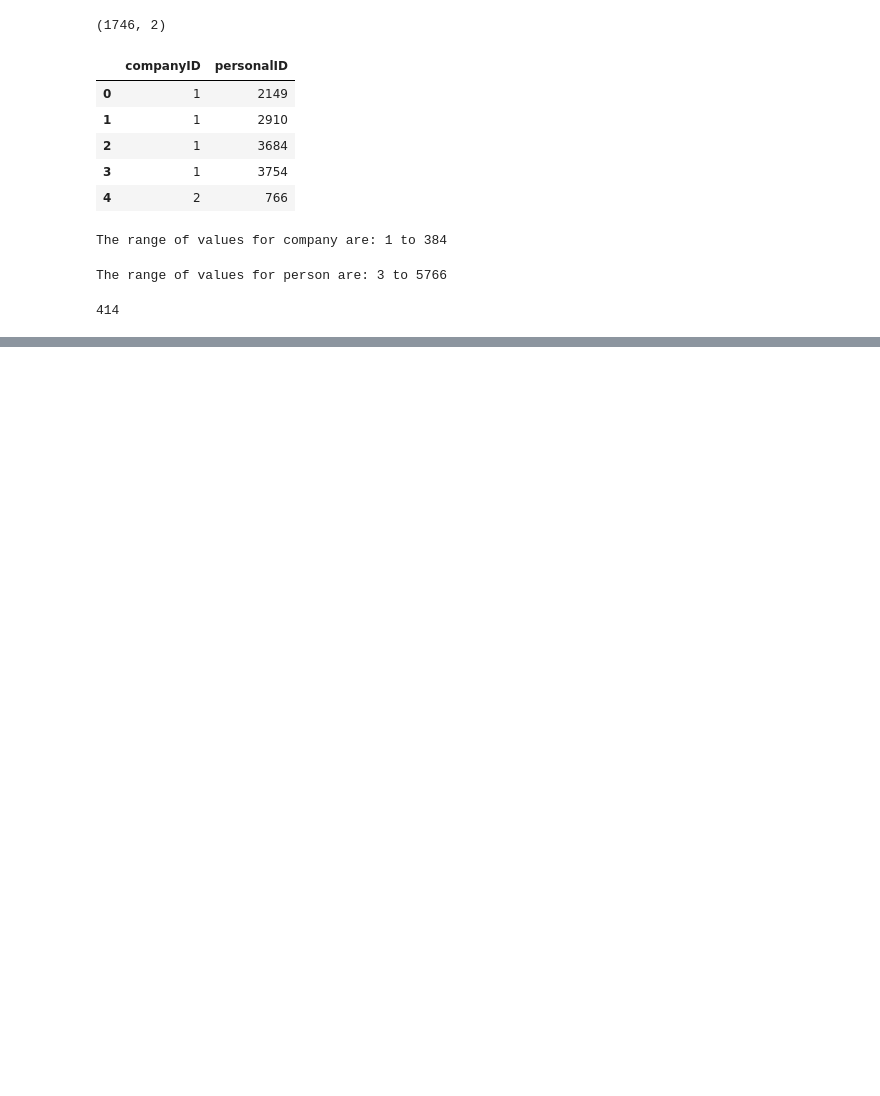
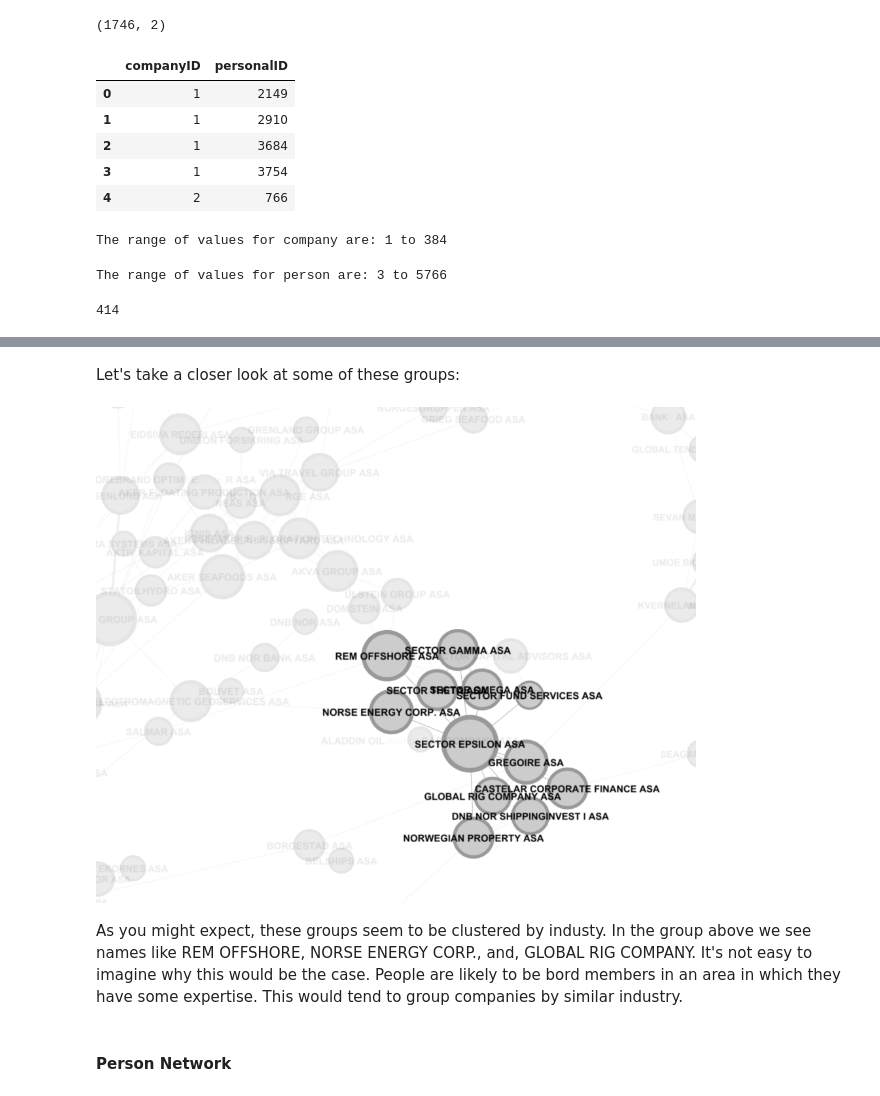
Before and after one commit to ajp619/is620_2modeNet, a Jupyter notebook: 2modeNet.ipynb, the cells around one changed output, grey strips where cells are left out. Saved outputs shown, nothing was run; the diff lists cells and outputs as text; code cells hidden in the pictures; blank space fills up the shorter version.

```diff
--- a/2modeNet.ipynb
+++ b/2modeNet.ipynb
@@ -117,0 +159,10 @@ nx.write_gexf(g, 'export.gexf')
+# %% [markdown]
+Let's take a closer look at some of these groups:
+# %%
+dis.Image('compGroups.png', width=600)
+# %% [output]
+[figure, added]
+# %% [markdown]
+As you might expect, these groups seem to be clustered by industy. In the group above we see names like REM OFFSHORE, NORSE ENERGY CORP., and, GLOBAL RIG COMPANY. It's not easy to imagine why this would be the case. People are likely to be bord members in an area in which they have some expertise. This would tend to group companies by similar industry.
+# %% [markdown]
+#### Person Network
```
Also changed, not shown: parts of 29 cells of this notebook, 10 other files.
